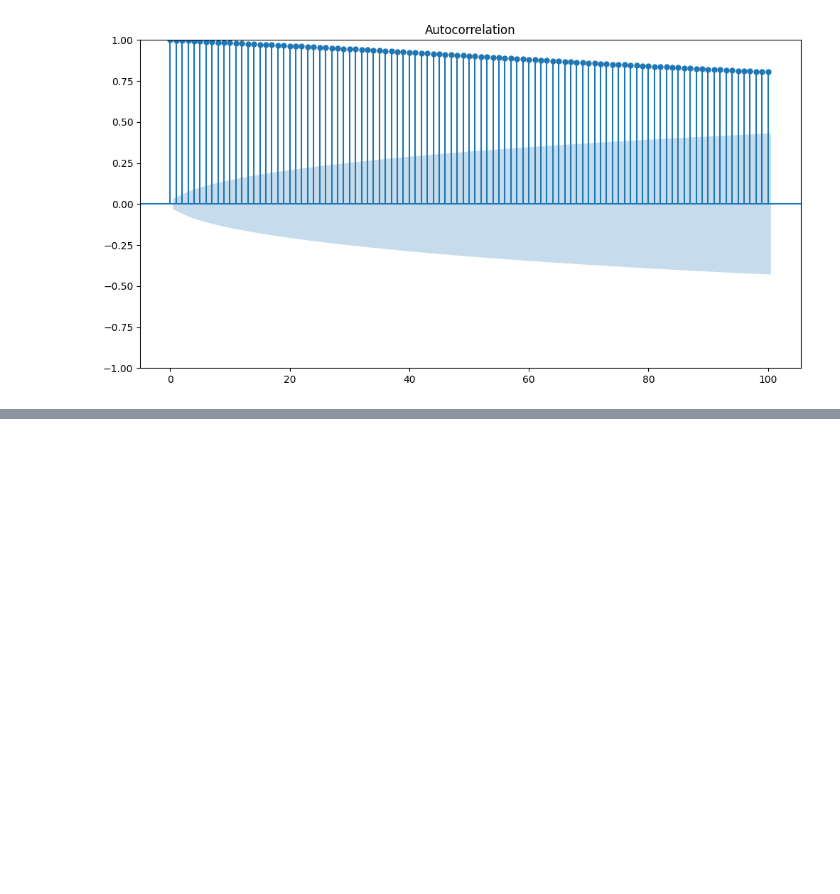
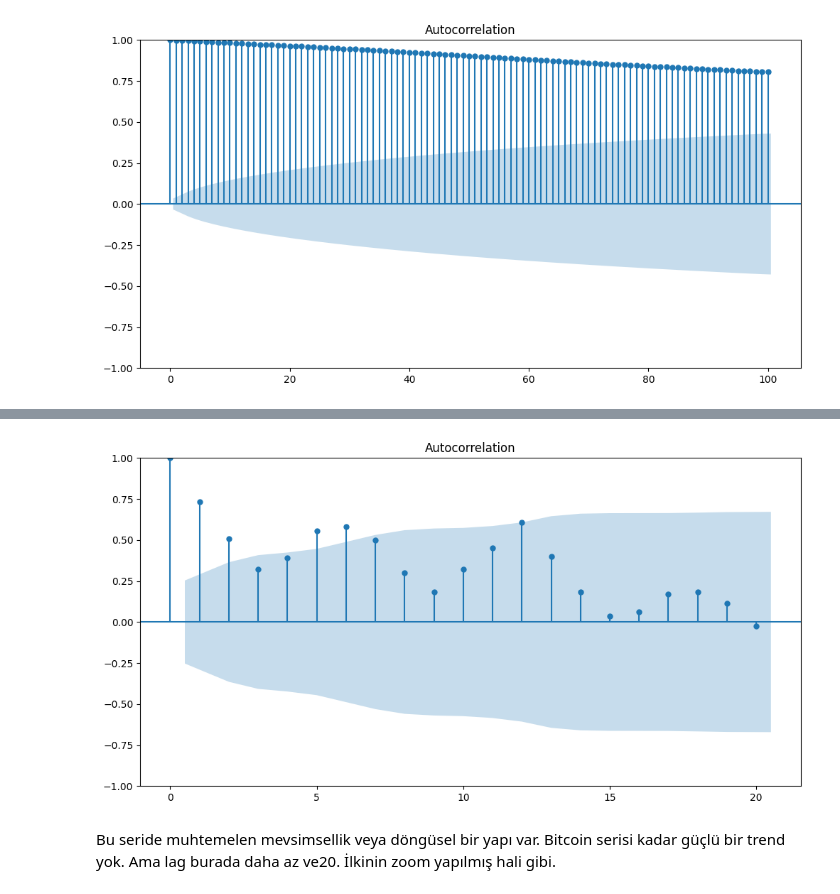
Before and after one commit to nurcoz/Udemy_time_series, a Jupyter notebook: Introduction_to_Time_Series_Analysis.ipynb, the cells around one changed output, grey strips where cells are left out. Drawn from its saved outputs; the diff is of its cells as text; code cells hidden in the pictures; blank space fills up the shorter version.

```diff
--- a/Introduction_to_Time_Series_Analysis.ipynb
+++ b/Introduction_to_Time_Series_Analysis.ipynb
@@ -326,0 +341,9 @@ plt.show()
+# %%
+#Plot the  ACF of the revenue kpi in df_choco (bu kez veri seti farklı ve biz 20 lag ile bakıyoruz)
+fig, ax = plt.subplots(figsize =(12,6))
+plot_acf(df_choco['revenue'], lags = 20, ax = ax)
+plt.show()
+# %% [output]
+[figure, added]
+# %% [markdown]
+Bu seride muhtemelen mevsimsellik veya döngüsel bir yapı var. Bitcoin serisi kadar güçlü bir trend yok. Ama lag burada daha az ve20. İlkinin zoom yapılmış hali gibi.
```
Also changed, not shown: parts of 2 cells of this notebook.
